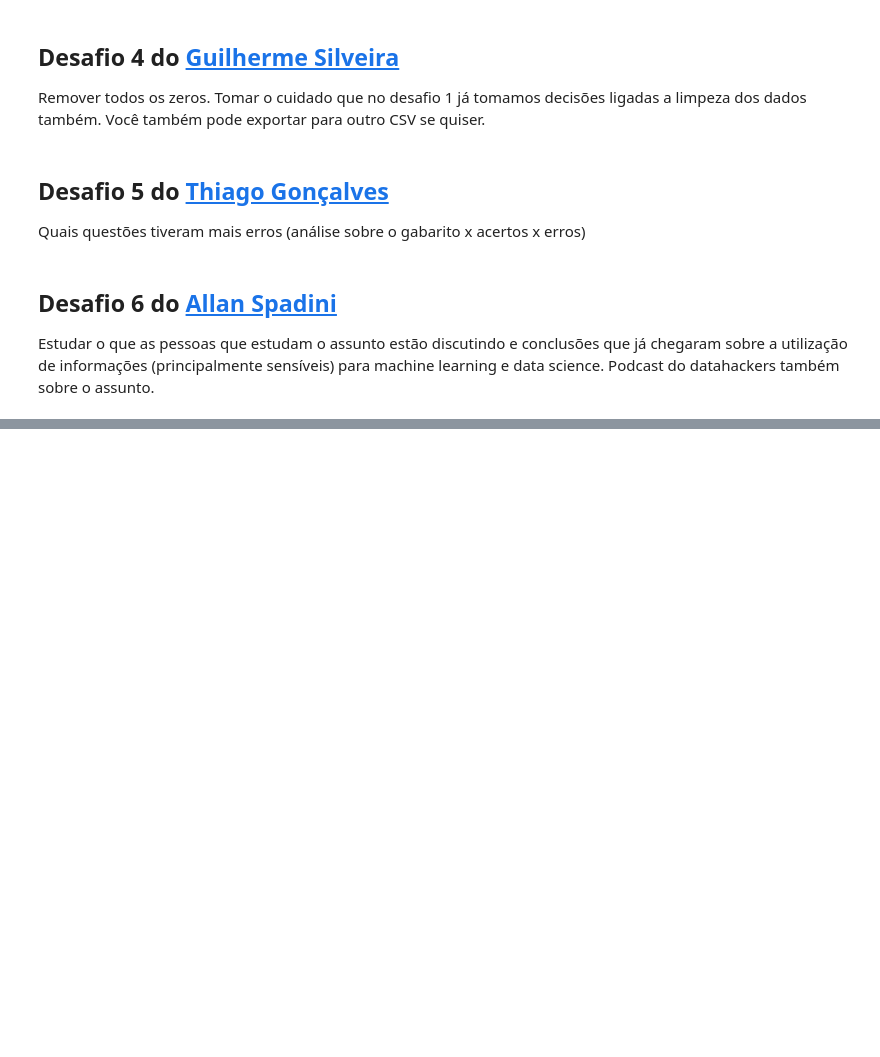
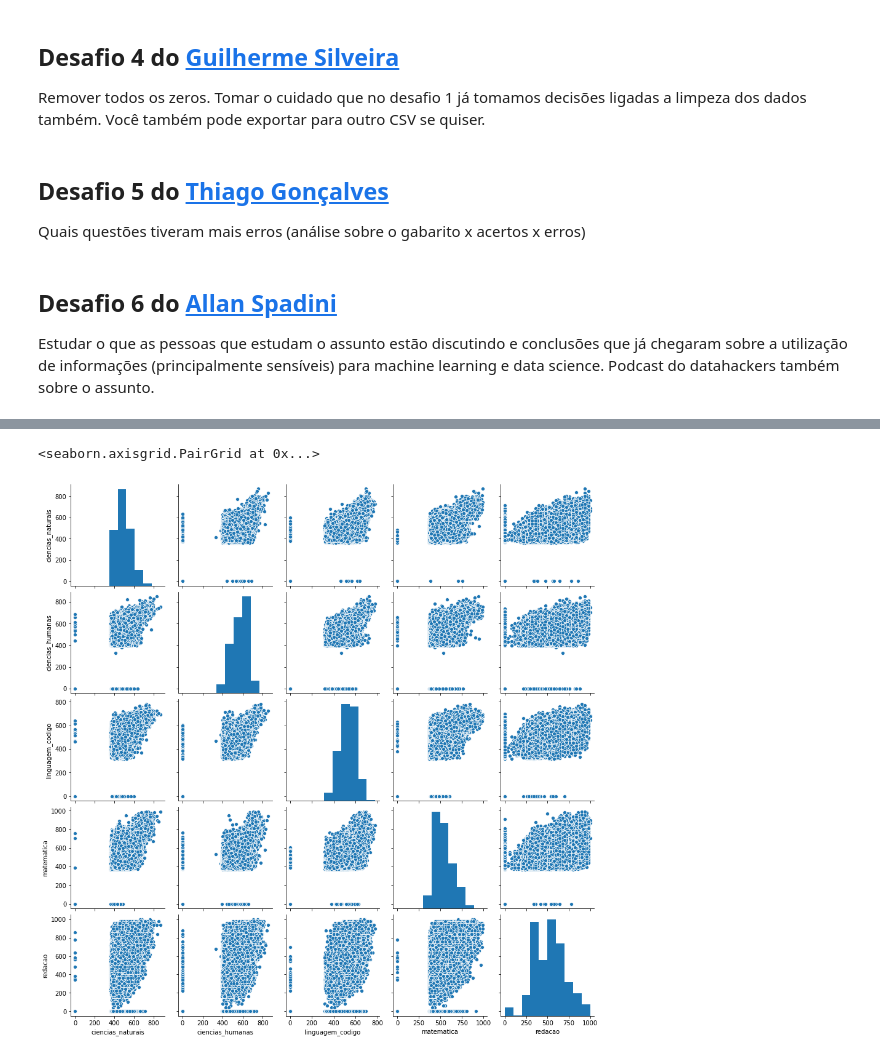
Before and after one commit to alexandrealvees/Quarentena, a Jupyter notebook: quarentena_de_dados_alura.ipynb, the cells around one changed output, grey strips where cells are left out. Cells and saved outputs as stored; diff of their text form; code cells hidden in the pictures; blank space fills up the shorter version.

```diff
--- a/quarentena_de_dados_alura.ipynb
+++ b/quarentena_de_dados_alura.ipynb
@@ -1434,0 +1623,5 @@ Estudar o que as pessoas que estudam o assunto estão discutindo e conclusões q
+# %%
+sns.pairplot(dados_notas)
+# %% [output]
+<seaborn.axisgrid.PairGrid at 0x...>
+[figure, added]
```
Also changed, not shown: parts of 58 cells of this notebook.
